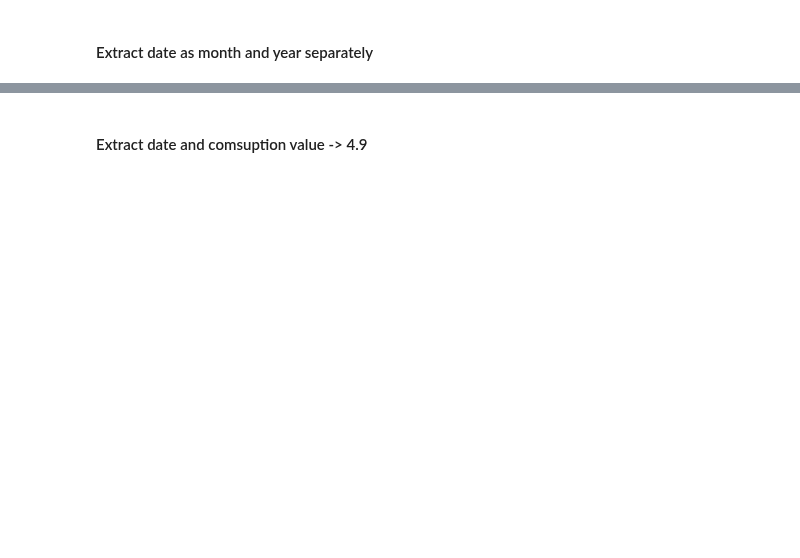
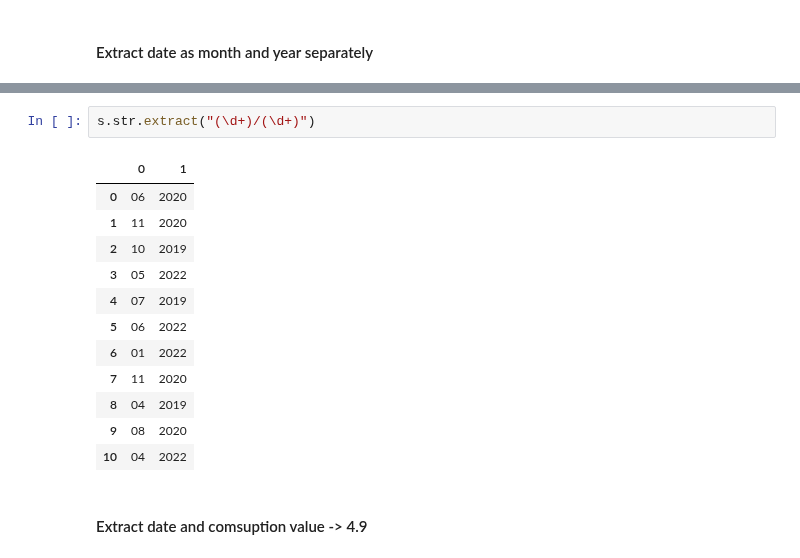
Before and after one commit to Bir01/02_DATA_SCIENCE_DATA_ANALYTICS_MODULE, a Jupyter notebook: 3- Classes_Labs/2. DAwPY/DAwPy_S11_Part_01_(RegEx_in_Python)-student-Copy1.ipynb, the cells around one changed output, grey strips where cells are left out. Saved outputs shown, nothing was run; the diff lists cells and outputs as text; blank space fills up the shorter version.

```diff
--- a/3- Classes_Labs/2. DAwPY/DAwPy_S11_Part_01_(RegEx_in_Python)-student-Copy1.ipynb
+++ b/3- Classes_Labs/2. DAwPY/DAwPy_S11_Part_01_(RegEx_in_Python)-student-Copy1.ipynb
@@ -327,2 +1163,17 @@ s
+# %%
+s.str.extract("(\d+)/(\d+)")
+# %% [output]
+|  | 0 | 1 |
+| 0 | 06 | 2020 |
+| 1 | 11 | 2020 |
+| 2 | 10 | 2019 |
+| 3 | 05 | 2022 |
+| 4 | 07 | 2019 |
+| 5 | 06 | 2022 |
+| 6 | 01 | 2022 |
+| 7 | 11 | 2020 |
+| 8 | 04 | 2019 |
+| 9 | 08 | 2020 |
+| 10 | 04 | 2022 |
 # %% [markdown]
 #### Extract date and comsuption value -> 4.9
```
Also changed, not shown: parts of 143 cells of this notebook.
